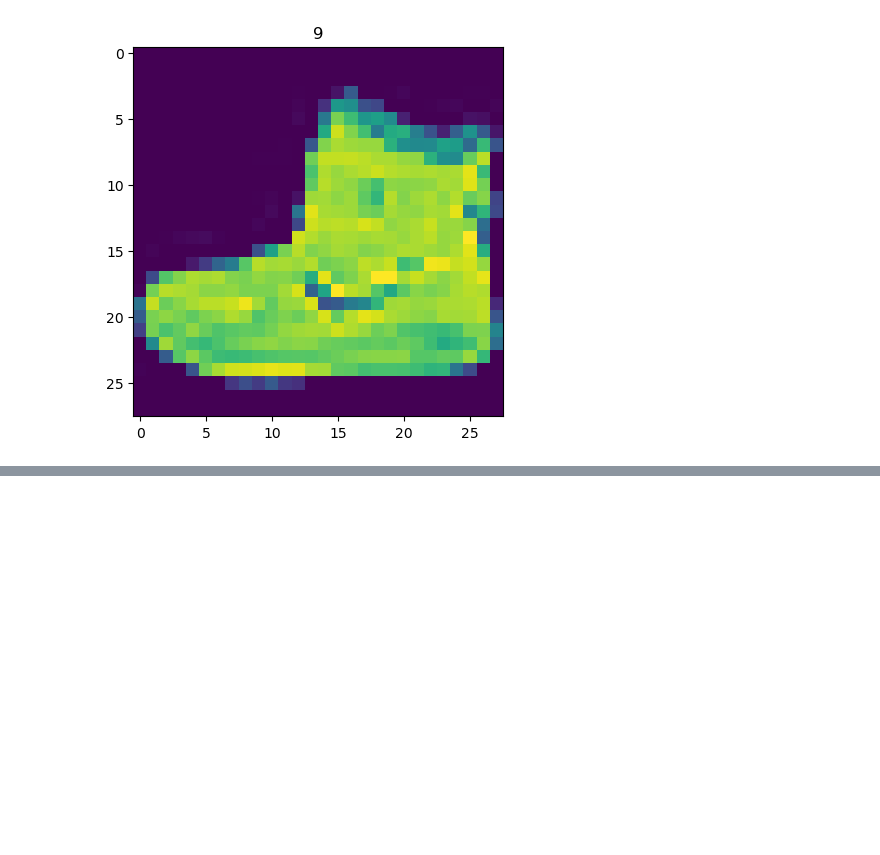
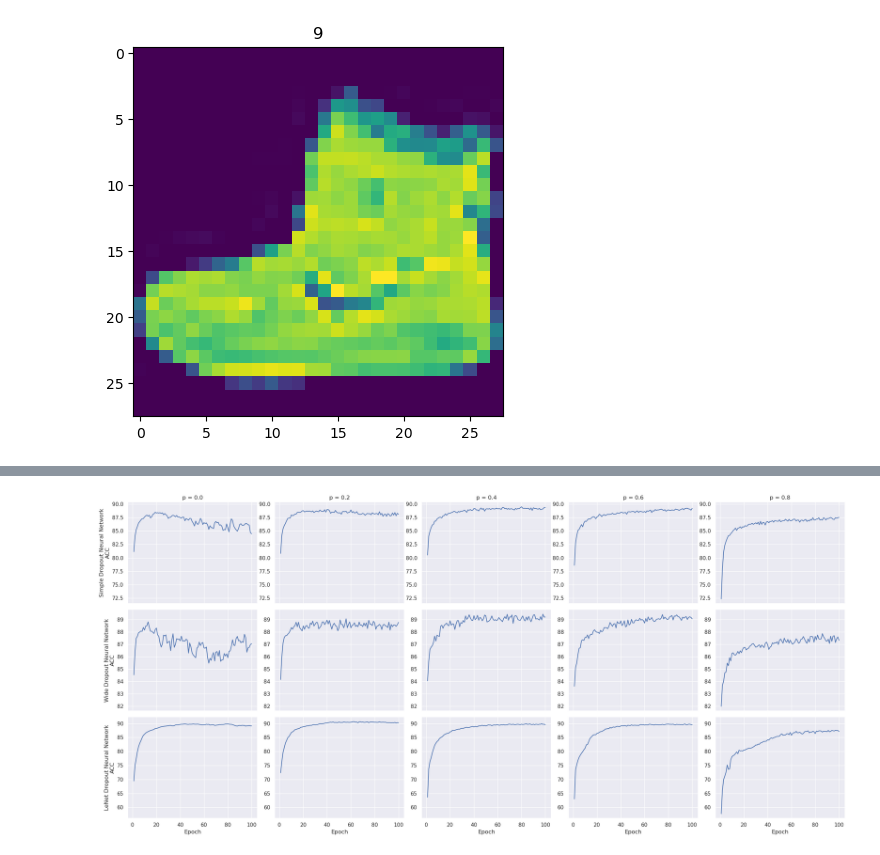
Before and after one commit to PauloFRC/dropout-implementation, a Jupyter notebook: src/notebooks/validate.ipynb, the cells around one changed output, grey strips where cells are left out. Cells and saved outputs as stored; diff of their text form; code cells hidden in the pictures; blank space fills up the shorter version.

```diff
--- a/src/notebooks/validate.ipynb
+++ b/src/notebooks/validate.ipynb
@@ -353,0 +186,37 @@ drop {'loss': [0.6696094115575154, 0.2787672966718674, 0.2080859884619713, 0.174
+# %%
+# create noise
+noise_level = 0.1
+num_corrupted = int(len(train) * noise_level)
+
+corrupt_indices = torch.randperm(len(train))[:num_corrupted]
+train_loader.targets[corrupt_indices] = torch.randint(
+    0, 10, (num_corrupted,), device=device
+)
+# %%
+from nn_models.simple import SimpleDropoutNetwork
+from nn_models.lenet import DropoutLeNet
+from nn_models.vgg import DropoutVGG
+from utils.validate import train_and_validate
+
+device = 'cuda' if torch.cuda.is_available() else 'cpu'
+
+dropout_rates = [0.0, 0.2, 0.4, 0.6, 0.8]
+
+dropout_models = [
+    SimpleDropoutNetwork,
+    DropoutLeNet,
+    DropoutVGG,
+]
+# %%
+results = {}
+
+for dropout_model in dropout_models:
+    for p in dropout_rates:
+        print(f"\nTesting Dropout p={p}")
+        model = dropout_model(dropout_rate=p, dropout_mode="inverted").to(device)
+        history = train_and_validate(model, train_loader, test_loader, epochs=100, max_norm=3.0) #TODO: testar outros valores max_norm? (ex: None, 4.0)
+        try:
+            results[model.name][p] = history
+        except:
+            results[model.name] = {}
+            results[model.name][p] = history
@@ -353,0 +259,4 @@ drop {'loss': [0.6696094115575154, 0.2787672966718674, 0.2080859884619713, 0.174
+# %%
+plot_dropout_histories(results, metric="acc")
+# %% [output]
+[figure, added]
```
Also changed, not shown: parts of 26 cells of this notebook, 7 other files.
